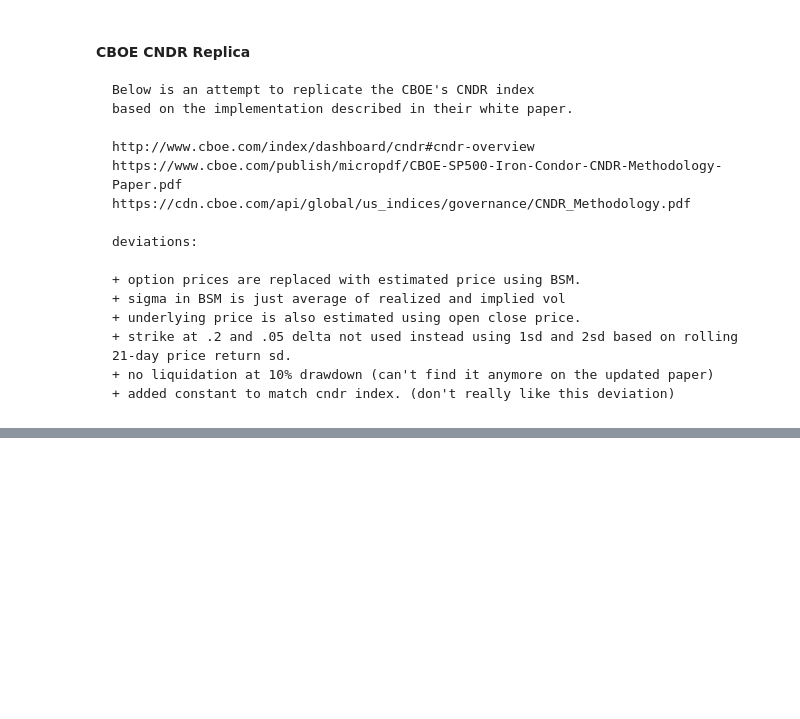
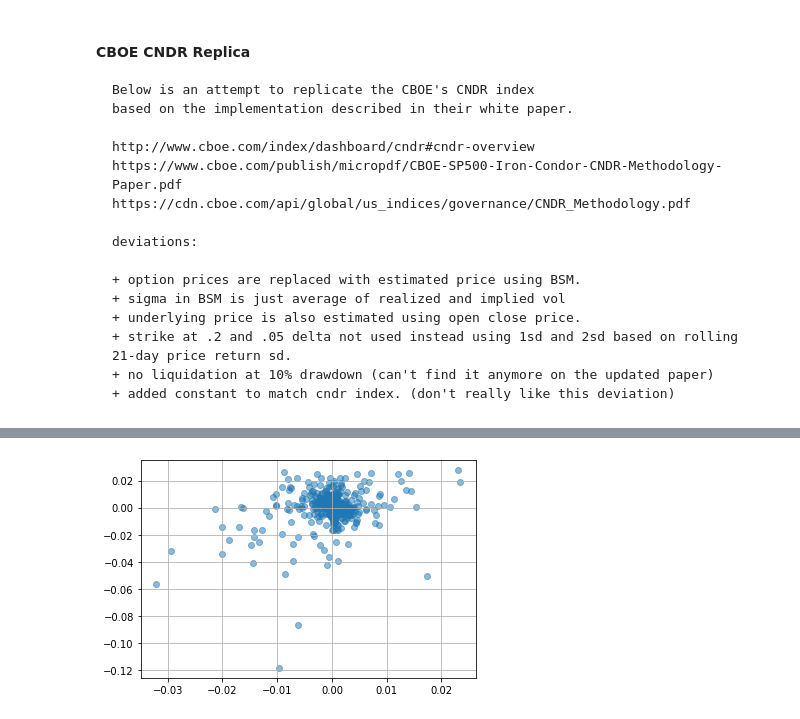
Before and after one commit to pangyuteng/public-misc, a Jupyter notebook: finance/basics/cboe-cndr-replica.ipynb, the cells around one changed output, grey strips where cells are left out. Cells and saved outputs as stored; diff of their text form; code cells hidden in the pictures; blank space fills up the shorter version.

```diff
--- a/finance/basics/cboe-cndr-replica.ipynb
+++ b/finance/basics/cboe-cndr-replica.ipynb
@@ -300,2 +302,7 @@ mdf.head()
+# %%
+plt.scatter(mdf.cndr_r,mdf.r,alpha=0.5)
+plt.grid(True)
+# %% [output]
+[figure, added]
 # %%
 (1+np.cumsum(mdf.r)).plot(label='my-cndr')
```
Also changed, not shown: parts of 5 cells of this notebook.
